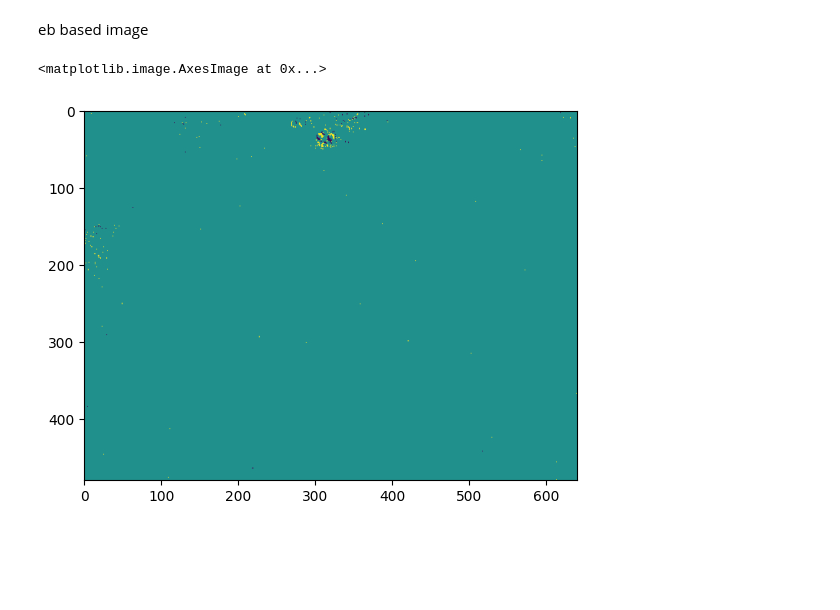
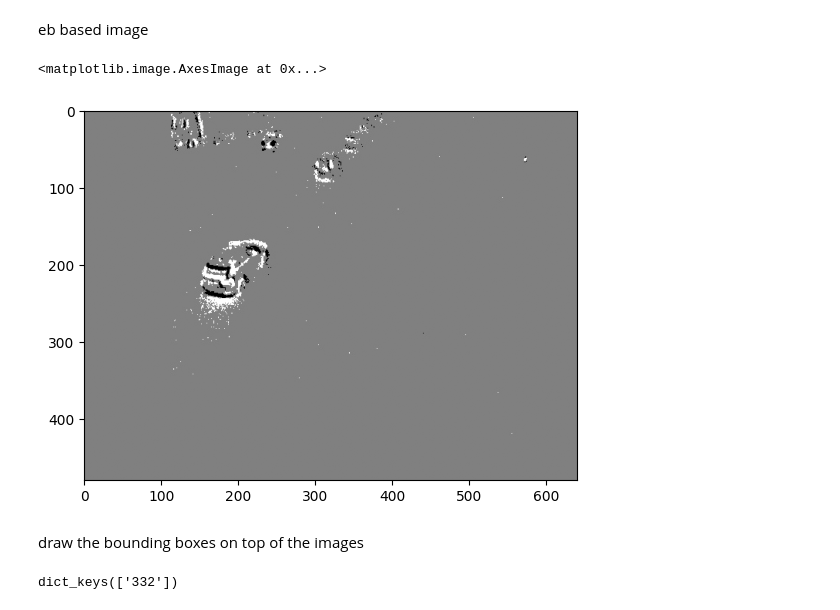
Before and after one commit to eljoserass/noise_in_snn, a Jupyter notebook: notebooks/peekabo.ipynb, the cells around one changed output. Saved outputs shown, nothing was run; the diff lists cells and outputs as text; code cells hidden in the pictures; blank space fills up the shorter version.

```diff
--- a/notebooks/peekabo.ipynb
+++ b/notebooks/peekabo.ipynb
@@ -20,7 +20,7 @@ from pathlib import Path
 data_dir_val = Path(project_root) / "data" / "TUMTraf_Event_Dataset" / "val"
 
 rgb_val_data = str(data_dir_val / "images" / "rgb")
-eb_val_data = str(data_dir_val / "images" / "eb")
+eb_val_data = str(data_dir_val / "images" / "eb_transformed")
 
 rgb_val_label = str(data_dir_val / "OPENLabel_labels_rgb")
 eb_val_label = str(data_dir_val / "OPENLabel_labels_eb")
@@ -99,7 +99,13 @@ plt.imshow(image)
 eb based image
 # %%
 image_eb =  img_eb.numpy().transpose(1, 2, 0)
-plt.imshow(image_eb)
+plt.imshow(image_eb, cmap='gray')
 # %% [output]
 <matplotlib.image.AxesImage at 0x...>
-[figure, old version]
+[figure, new version]
+# %% [markdown]
+draw the bounding boxes on top of the images
+# %%
+label['data']['openlabel']['frames'].keys()
+# %% [output]
+dict_keys(['332'])
```
Also changed, not shown: parts of 6 cells of this notebook, 6 other files.
